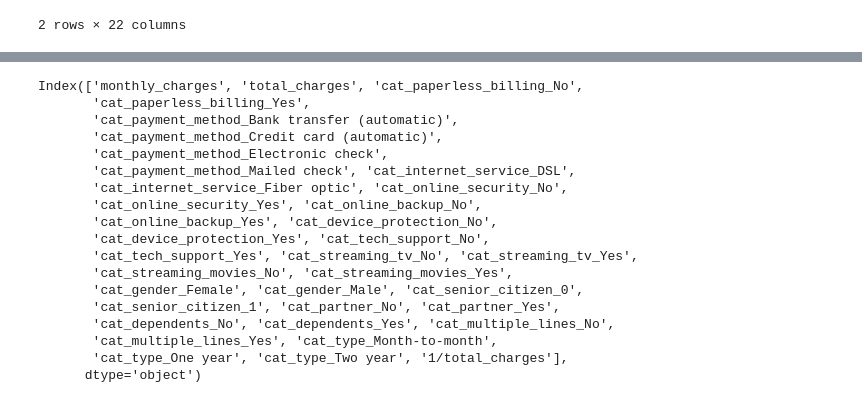
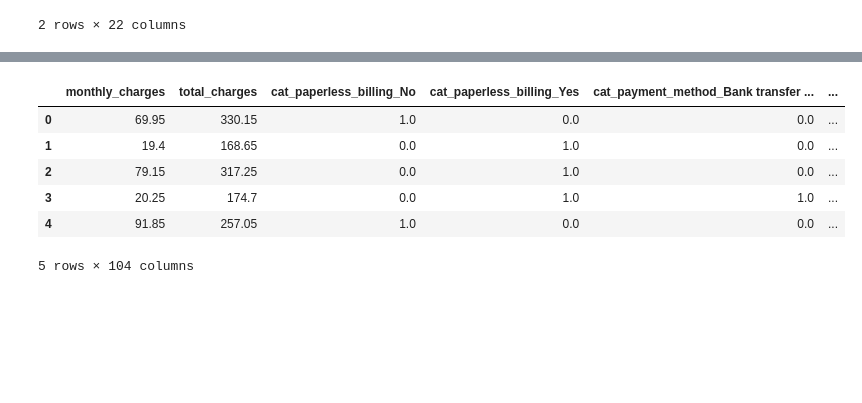
Before and after one commit to Krestom/mle-mlflow, a Jupyter notebook: mle_feature_engineering/autofeat.ipynb, the cells around one changed output, grey strips where cells are left out. Drawn from its saved outputs; the diff is of its cells as text; code cells hidden in the pictures; blank space fills up the shorter version.

```diff
--- a/mle_feature_engineering/autofeat.ipynb
+++ b/mle_feature_engineering/autofeat.ipynb
@@ -87,10 +87,12 @@ features = cat_features + num_features
 transformations = ('1/', 'log', 'abs', 'sqrt')
 
 afc = AutoFeatClassifier(categorical_cols=cat_features,
+                         feateng_cols=num_features,
                          transformations=transformations,
-                         feateng_steps=1,
+                         feateng_steps=3,
                          n_jobs=-1,
-                         verbose=1,)
+                         verbose=1,
+                         featsel_runs=0)
 
 X_train_features = afc.fit_transform(X_train, y_train)
 X_test_features = afc.transform(X_test)
@@ -120,21 +134,10 @@ X_test_features = afc.transform(X_test)
-# %%
-X_train_features.columns
-# %% [output]
-Index(['monthly_charges', 'total_charges', 'cat_paperless_billing_No',
-       'cat_paperless_billing_Yes',
-       'cat_payment_method_Bank transfer (automatic)',
-       'cat_payment_method_Credit card (automatic)',
-       'cat_payment_method_Electronic check',
-       'cat_payment_method_Mailed check', 'cat_internet_service_DSL',
-       'cat_internet_service_Fiber optic', 'cat_online_security_No',
-       'cat_online_security_Yes', 'cat_online_backup_No',
-       'cat_online_backup_Yes', 'cat_device_protection_No',
-       'cat_device_protection_Yes', 'cat_tech_support_No',
-       'cat_tech_support_Yes', 'cat_streaming_tv_No', 'cat_streaming_tv_Yes',
-       'cat_streaming_movies_No', 'cat_streaming_movies_Yes',
-       'cat_gender_Female', 'cat_gender_Male', 'cat_senior_citizen_0',
-       'cat_senior_citizen_1', 'cat_partner_No', 'cat_partner_Yes',
-       'cat_dependents_No', 'cat_dependents_Yes', 'cat_multiple_lines_No',
-       'cat_multiple_lines_Yes', 'cat_type_Month-to-month',
-       'cat_type_One year', 'cat_type_Two year', '1/total_charges'],
-      dtype='object')
+# %%
+X_test_features.head()
+# %% [output]
+|  | monthly_charges | total_charges | cat_paperless_billing_No | cat_paperless_billing_Yes | cat_payment_method_Bank transfer ... | ... |
+| 0 | 69.95 | 330.15 | 1.0 | 0.0 | 0.0 | ... |
+| 1 | 19.4 | 168.65 | 0.0 | 1.0 | 0.0 | ... |
+| 2 | 79.15 | 317.25 | 0.0 | 1.0 | 0.0 | ... |
+| 3 | 20.25 | 174.7 | 0.0 | 1.0 | 1.0 | ... |
+| 4 | 91.85 | 257.05 | 1.0 | 0.0 | 0.0 | ... |
+5 rows × 104 columns
```
Also changed, not shown: parts of 10 cells of this notebook, 4 other files.
